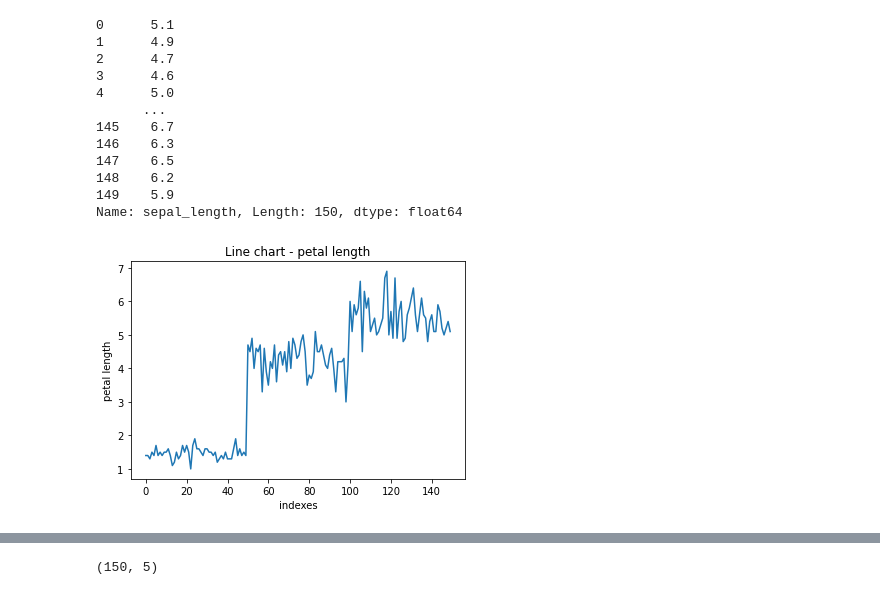
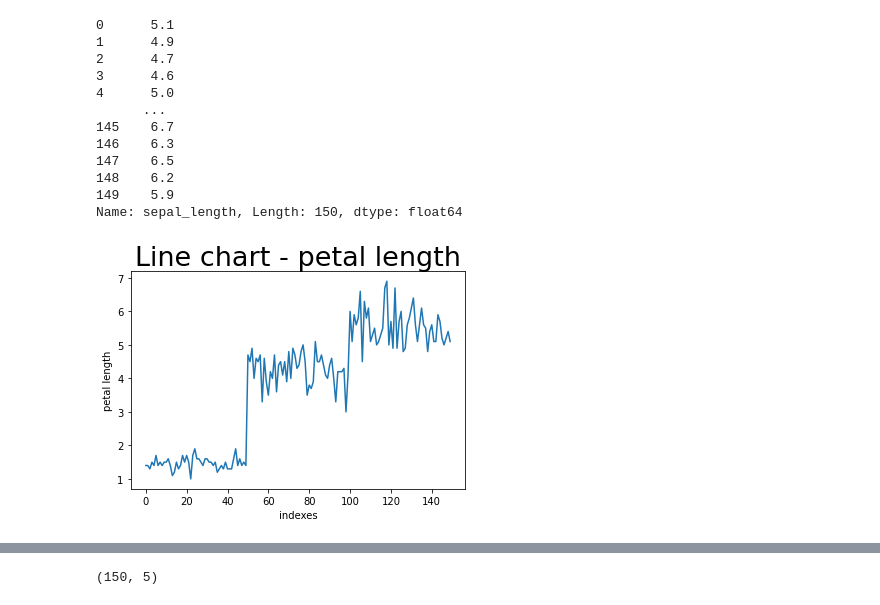
Before and after one commit to isathik/Day1-test, a Jupyter notebook: Day2.ipynb, the cells around one changed output, grey strips where cells are left out. Cells and saved outputs as stored; diff of their text form; code cells hidden in the pictures.

```diff
--- a/Day2.ipynb
+++ b/Day2.ipynb
@@ -71,9 +71,9 @@ data.sepal_length
 Name: sepal_length, Length: 150, dtype: float64
 # %%
 plt.plot(data['petal_length'])
-plt.title("Line chart - petal length")
+plt.title("Line chart - petal length", fontsize=27)
 plt.xlabel("indexes")
 plt.ylabel("petal length")
 plt.show()
 # %% [output]
-[figure, old version]
+[figure, new version]
```
Also changed, not shown: parts of 4 cells of this notebook.
